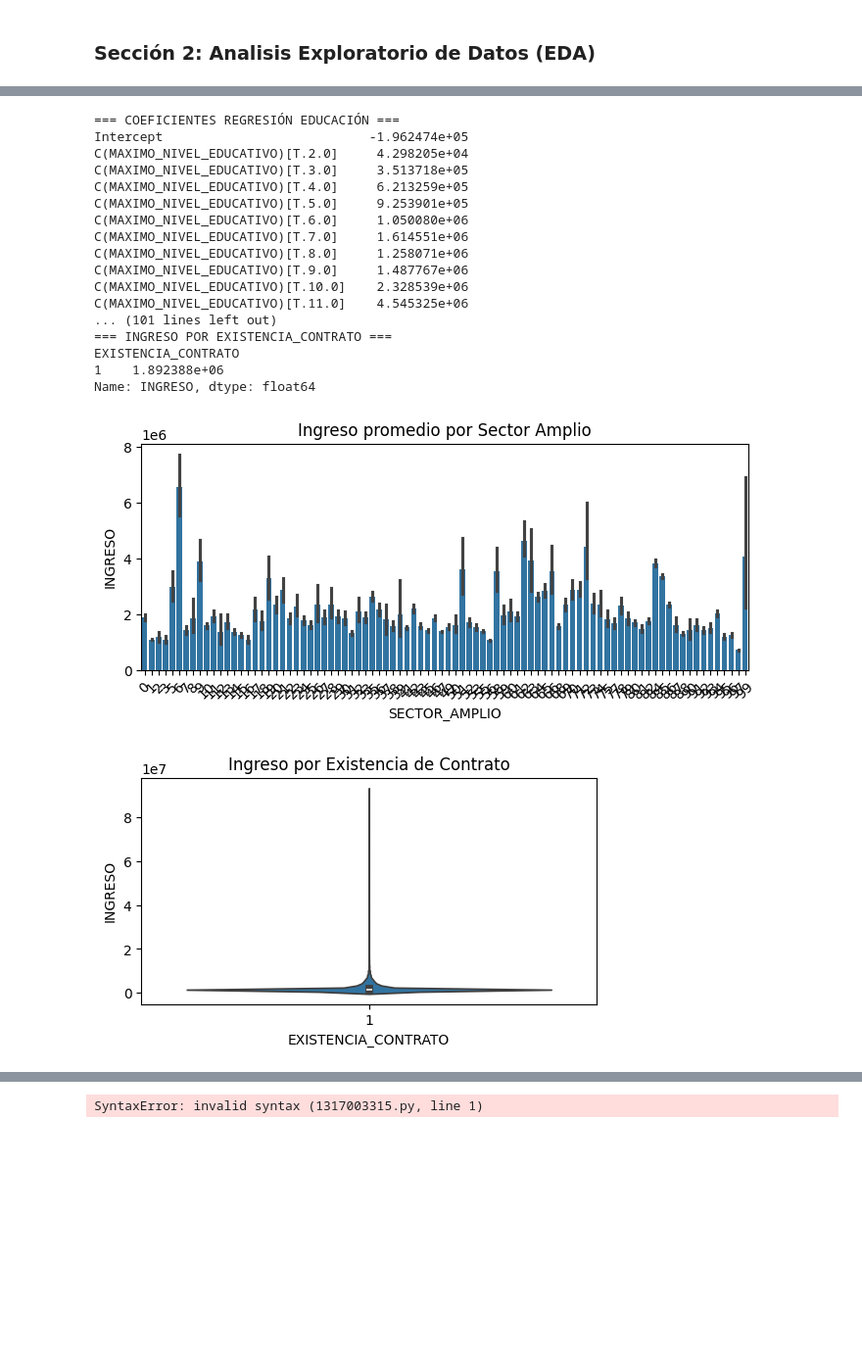
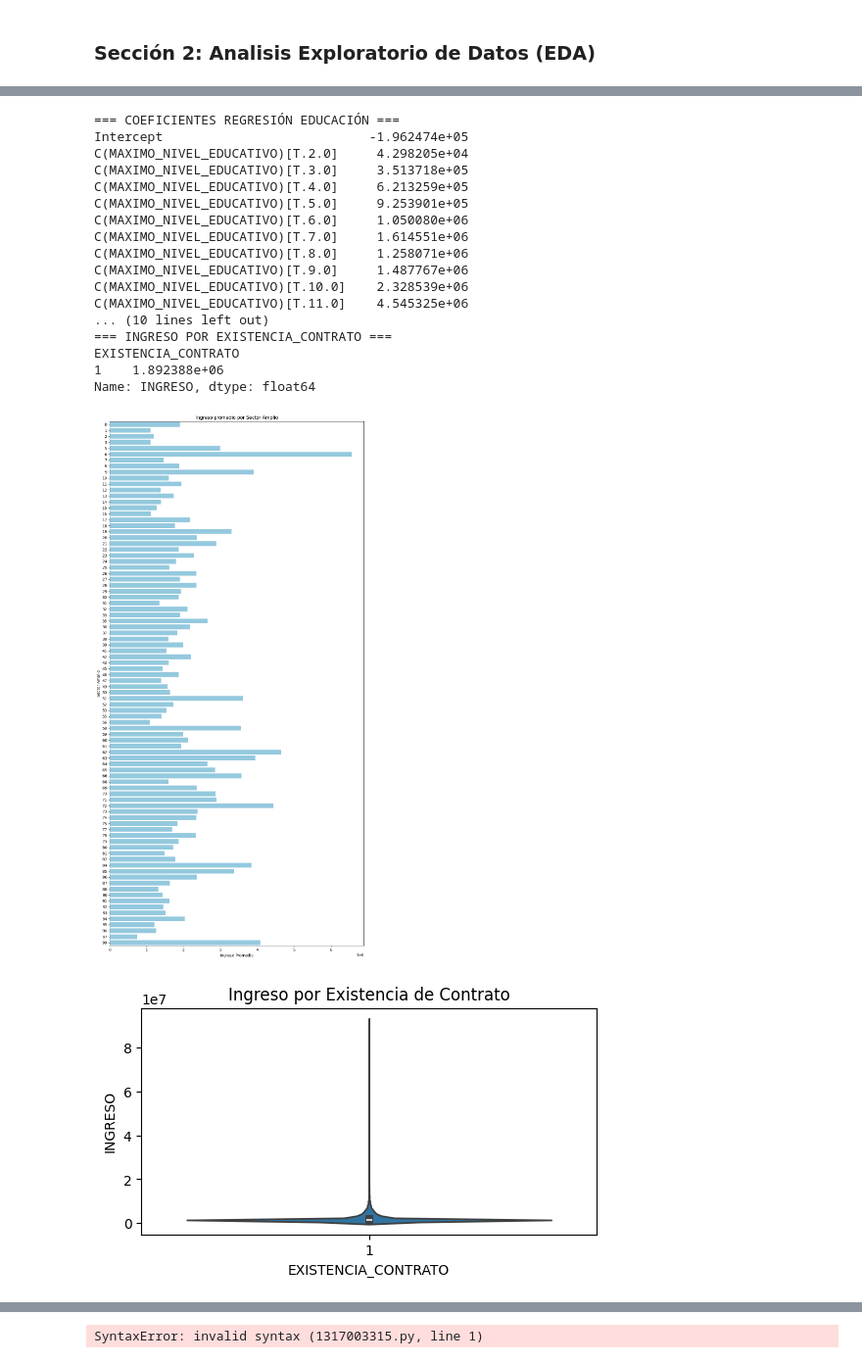
Before and after one commit to Carlos22709/Proyecto_final_analitica, a Jupyter notebook: merges2.ipynb, the cells around one changed output, grey strips where cells are left out. Shown at 98% size. Saved outputs shown, nothing was run; the diff lists cells and outputs as text; code cells hidden in the pictures; blank space fills up the shorter version.

```diff
--- a/merges2.ipynb
+++ b/merges2.ipynb
@@ -600,15 +604,19 @@ print(mod_edu.params, "\n")
 # 5) PRIMAS OCUPACIONALES
 # -----------------------------------------------------------------------------
 print("=== INGRESO POR SECTOR_AMPLIO ===")
-print(df.groupby('SECTOR_AMPLIO')['INGRESO'].mean().sort_values(), "\n")
+plt.figure(figsize=(10, 20))  # más alto que ancho
+sector_mean = df.groupby('SECTOR_AMPLIO', observed=True)['INGRESO'].mean().sort_values()
 
 print("=== INGRESO POR EXISTENCIA_CONTRATO ===")
 print(df.groupby('EXISTENCIA_CONTRATO')['INGRESO'].mean().sort_values(), "\n")
 
-plt.figure(figsize=(8,3))
-sns.barplot(x='SECTOR_AMPLIO', y='INGRESO', data=df)
-plt.xticks(rotation=45)
+
+
+sns.barplot(x=sector_mean.values, y=sector_mean.index, orient='h', color='skyblue')
+plt.xlabel("Ingreso Promedio")
+plt.ylabel("Sector Amplio")
 plt.title("Ingreso promedio por Sector Amplio")
+plt.tight_layout()
 plt.show()
 
 plt.figure(figsize=(6,3))
@@ -699,33 +707,33 @@ DPTO
 73    1.628301e+06
 27    1.657061e+06
 47    1.668670e+06
 52    1.694709e+06
 25    1.719283e+06
 23    1.729590e+06
 44    1.751934e+06
 ... (22 lines left out)
 86    2.865379e+06
 Name: INGRESO, dtype: float64
 
 ANOVA Regional → F = 26.21, p = 0.000
 [figure]
 [figure]
 === COEFICIENTES REGRESIÓN EDUCACIÓN ===
 Intercept                           -1.962474e+05
 C(MAXIMO_NIVEL_EDUCATIVO)[T.2.0]     4.298205e+04
 C(MAXIMO_NIVEL_EDUCATIVO)[T.3.0]     3.513718e+05
 C(MAXIMO_NIVEL_EDUCATIVO)[T.4.0]     6.213259e+05
 C(MAXIMO_NIVEL_EDUCATIVO)[T.5.0]     9.253901e+05
 C(MAXIMO_NIVEL_EDUCATIVO)[T.6.0]     1.050080e+06
 C(MAXIMO_NIVEL_EDUCATIVO)[T.7.0]     1.614551e+06
 C(MAXIMO_NIVEL_EDUCATIVO)[T.8.0]     1.258071e+06
 C(MAXIMO_NIVEL_EDUCATIVO)[T.9.0]     1.487767e+06
 C(MAXIMO_NIVEL_EDUCATIVO)[T.10.0]    2.328539e+06
 C(MAXIMO_NIVEL_EDUCATIVO)[T.11.0]    4.545325e+06
-... (101 lines left out)
+... (10 lines left out)
 === INGRESO POR EXISTENCIA_CONTRATO ===
 EXISTENCIA_CONTRATO
 1    1.892388e+06
 Name: INGRESO, dtype: float64
-[figure, old version]
+[figure, new version]
 [figure]
```
Also changed, not shown: parts of 4 cells of this notebook.
